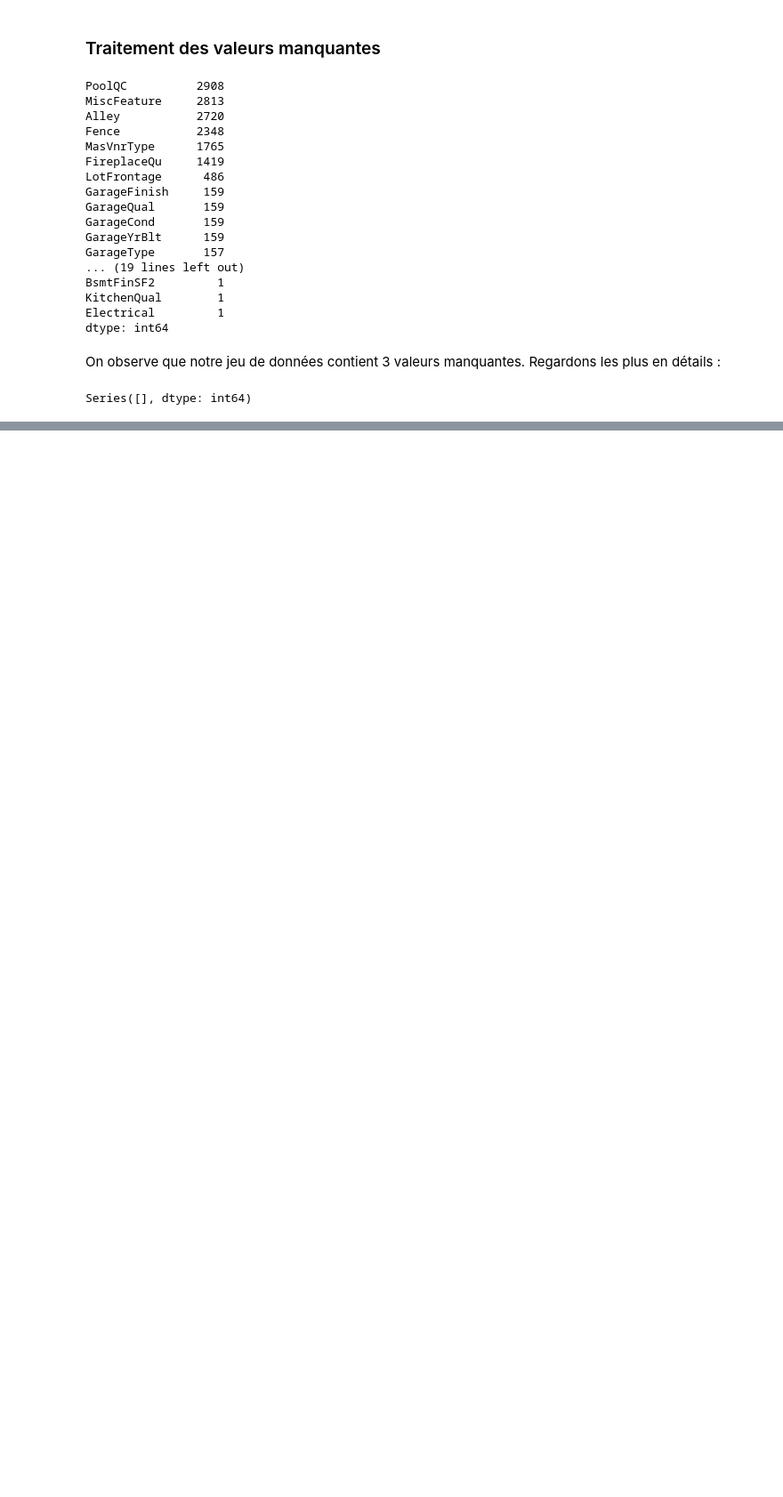
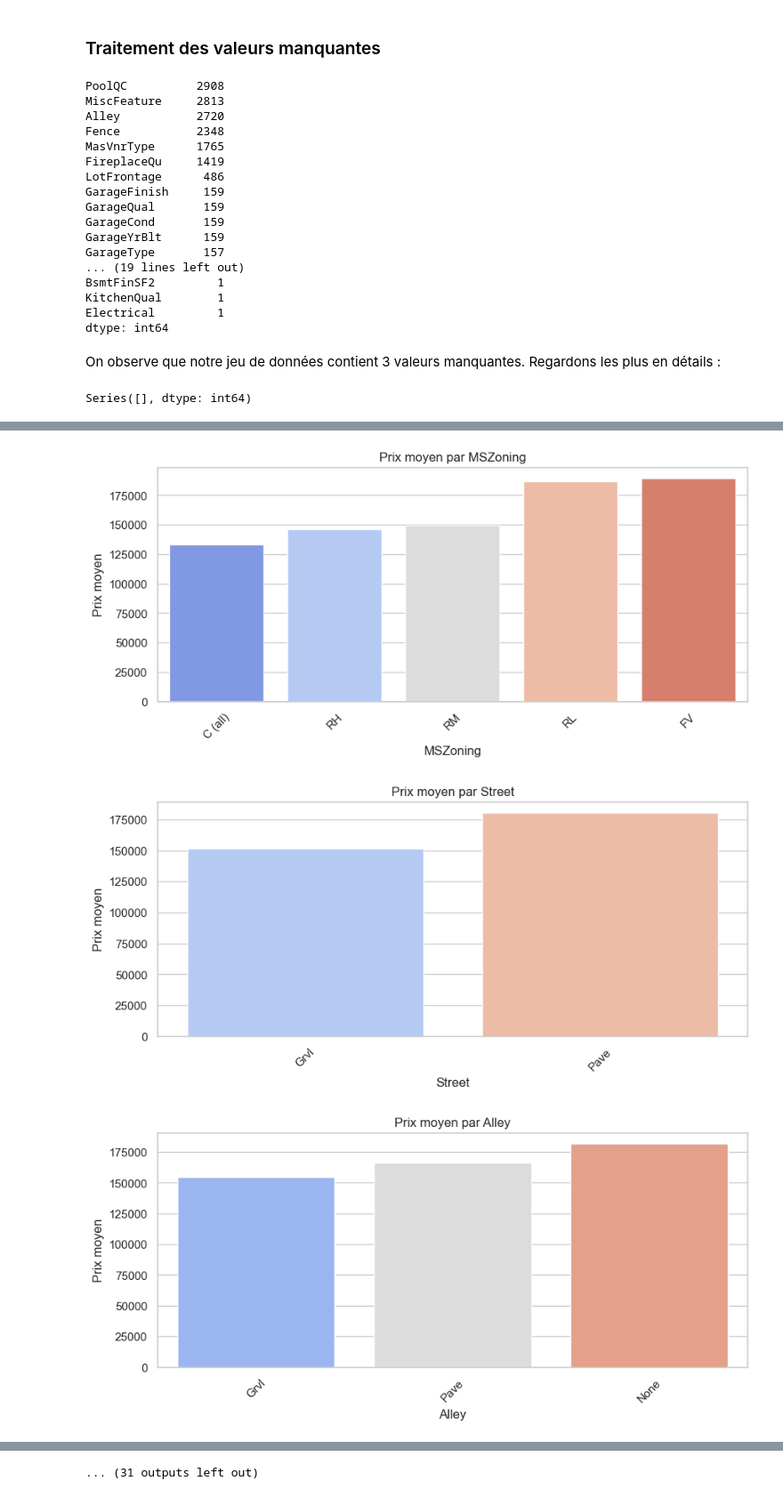
Before and after one commit to HounnaLucas/Prediction_immobilier, a Jupyter notebook: Prédiction immobilière.ipynb, the cells around one changed output, grey strips where cells are left out. Shown at 89% size. Saved outputs shown, nothing was run; the diff lists cells and outputs as text; code cells hidden in the pictures; blank space fills up the shorter version.

```diff
--- a/Prédiction immobilière.ipynb
+++ b/Prédiction immobilière.ipynb
@@ -564,0 +212,11 @@ if submit_button:
+# %%
+# Colonnes numériques
+numeric_cols = datafus.select_dtypes(include=['int64', 'float64']).columns.tolist()
+
+# Colonnes catégorielles
+categorical_cols = datafus.select_dtypes(include=['object']).columns.tolist()
+
+# Corrélation numérique avec le prix
+corr_price = datafus[numeric_cols].corr()["SalePrice"].sort_values(ascending=False)
+print("Top variables numériques corrélées avec le prix :")
+print(corr_price)
@@ -564,0 +291,14 @@ if submit_button:
+# %%
+# Barplots pour les variables catégorielles
+for col in categorical_cols:
+    plt.figure(figsize=(10,4))
+    avg_price = datafus.groupby(col)["SalePrice"].mean().sort_values()
+    sns.barplot(x=avg_price.index, y=avg_price.values, palette="coolwarm")
+    plt.xticks(rotation=45)
+    plt.title(f"Prix moyen par {col}")
+    plt.ylabel("Prix moyen")
+    plt.show()
+# %% [output]
+[figure, added]
+[figure, added]
+[figure, added]
@@ -564,0 +314 @@ if submit_button:
+... (31 outputs left out)
```
Also changed, not shown: parts of 31 cells of this notebook.
